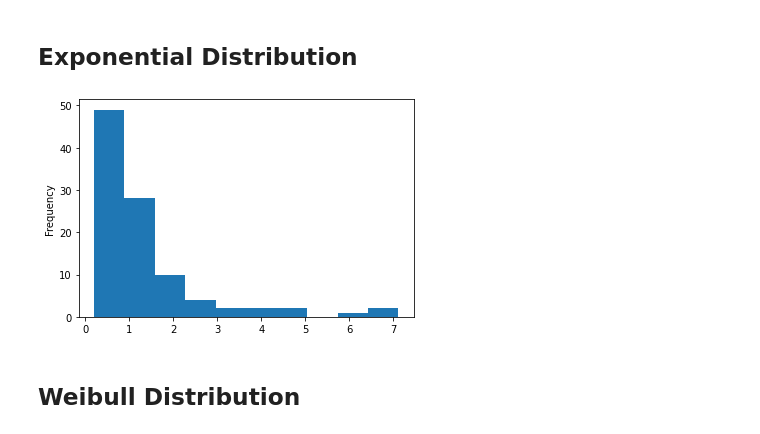
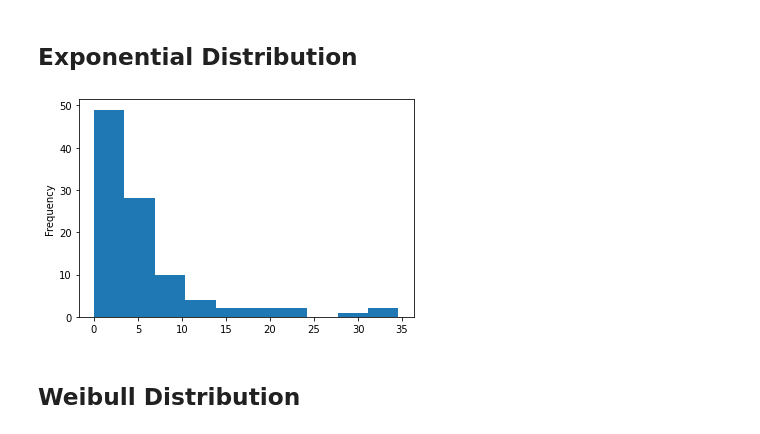
Before and after one commit to gedeck/practical-statistics-for-data-scientists, a Jupyter notebook: python/notebooks/Chapter 2 - Data and sampling distributions.ipynb, the cells around one changed output. Cells and saved outputs as stored; diff of their text form; code cells hidden in the pictures.

```diff
--- a/python/notebooks/Chapter 2 - Data and sampling distributions.ipynb
+++ b/python/notebooks/Chapter 2 - Data and sampling distributions.ipynb
@@ -239,12 +243,12 @@ plt.show()
 # %% [markdown]
 ## Exponential Distribution
 # %%
-sample = stats.expon.rvs(0.2, size=100)
+sample = stats.expon.rvs(scale=5, size=100)
 
 pd.Series(sample).plot.hist()
 plt.show()
 # %% [output]
-[figure, old version]
+[figure, new version]
 # %% [markdown]
 ##  Weibull Distribution
 # %%
```
Also changed, not shown: parts of 2 cells of this notebook, 14 other files.
